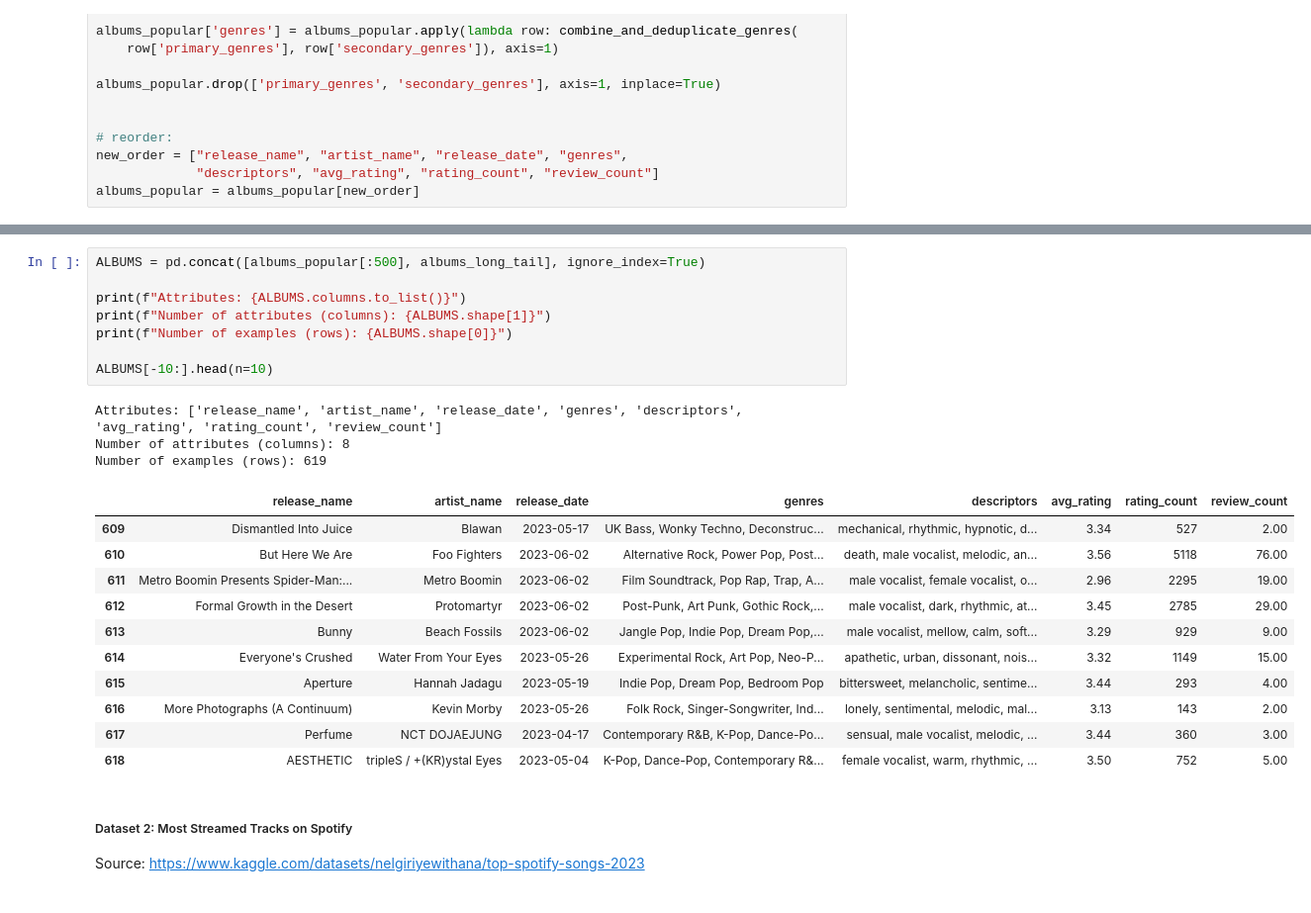
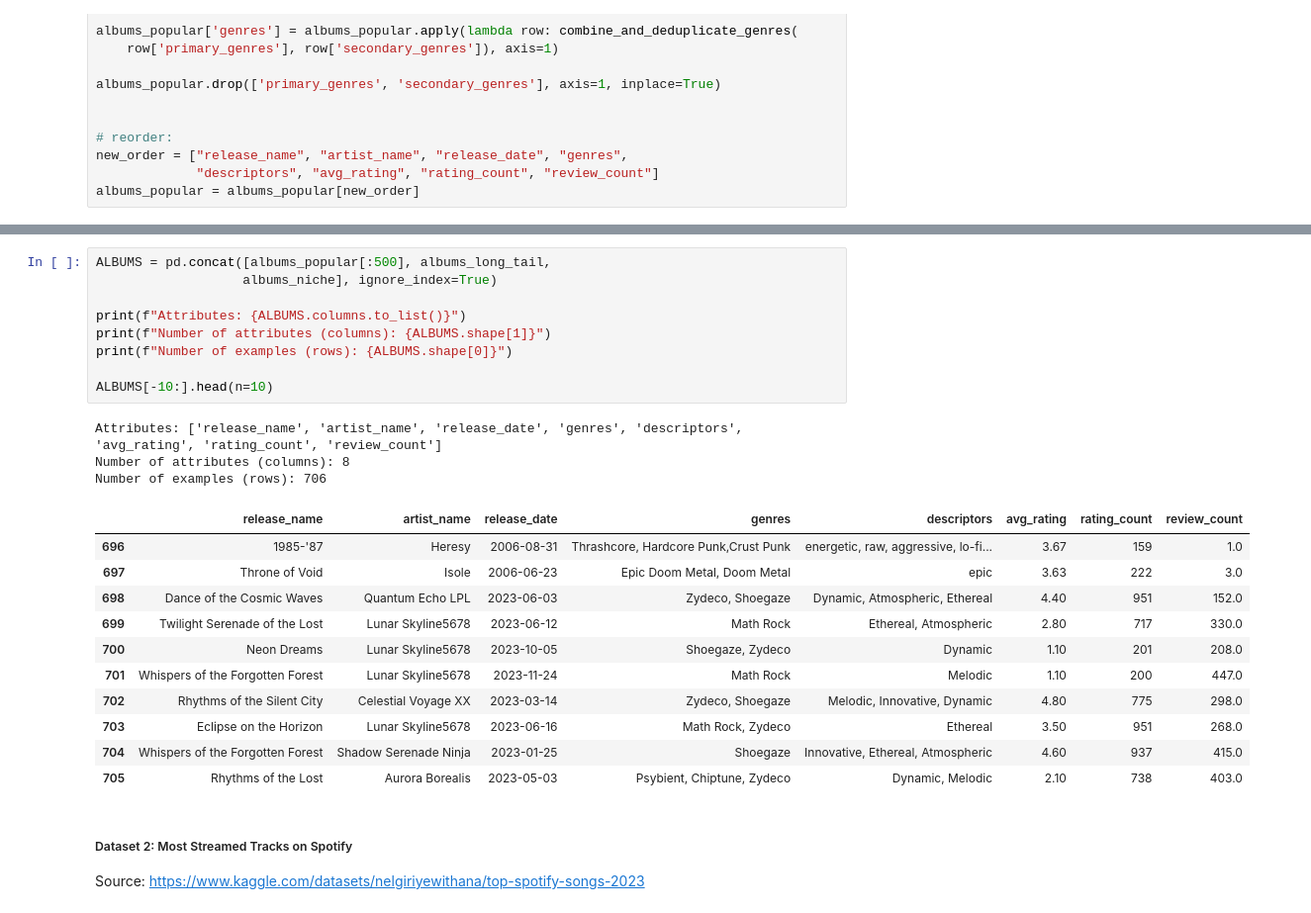
Before and after one commit to Dennis-H1/Function-Calling-LLMs, a Jupyter notebook: main.ipynb, the cells around one changed output, grey strips where cells are left out. Shown: that part at 99% size. Drawn from its saved outputs; the diff is of its cells as text.

```diff
--- a/main.ipynb
+++ b/main.ipynb
@@ -72,26 +130,27 @@ albums_long_tail = pd.read_csv(
 # %%
-ALBUMS = pd.concat([albums_popular[:500], albums_long_tail], ignore_index=True)
+ALBUMS = pd.concat([albums_popular[:500], albums_long_tail,
+                   albums_niche], ignore_index=True)
 
 print(f"Attributes: {ALBUMS.columns.to_list()}")
 print(f"Number of attributes (columns): {ALBUMS.shape[1]}")
 print(f"Number of examples (rows): {ALBUMS.shape[0]}")
 
 ALBUMS[-10:].head(n=10)
 # %% [output]
 Attributes: ['release_name', 'artist_name', 'release_date', 'genres', 'descriptors', 'avg_rating', 'rating_count', 'review_count']
 Number of attributes (columns): 8
-Number of examples (rows): 619
+Number of examples (rows): 706
 |  | release_name | artist_name | release_date | genres | descriptors | avg_rating | rating_count | review_count |
-| 609 | Dismantled Into Juice | Blawan | 2023-05-17 | UK Bass, Wonky Techno, Deconstruc... | mechanical, rhythmic, hypnotic, d... | 3.34 | 527 | 2.00 |
-| 610 | But Here We Are | Foo Fighters | 2023-06-02 | Alternative Rock, Power Pop, Post... | death, male vocalist, melodic, an... | 3.56 | 5118 | 76.00 |
-| 611 | Metro Boomin Presents Spider-Man:... | Metro Boomin | 2023-06-02 | Film Soundtrack, Pop Rap, Trap, A... | male vocalist, female vocalist, o... | 2.96 | 2295 | 19.00 |
-| 612 | Formal Growth in the Desert | Protomartyr | 2023-06-02 | Post-Punk, Art Punk, Gothic Rock,... | male vocalist, dark, rhythmic, at... | 3.45 | 2785 | 29.00 |
-| 613 | Bunny | Beach Fossils | 2023-06-02 | Jangle Pop, Indie Pop, Dream Pop,... | male vocalist, mellow, calm, soft... | 3.29 | 929 | 9.00 |
-| 614 | Everyone's Crushed | Water From Your Eyes | 2023-05-26 | Experimental Rock, Art Pop, Neo-P... | apathetic, urban, dissonant, nois... | 3.32 | 1149 | 15.00 |
-| 615 | Aperture | Hannah Jadagu | 2023-05-19 | Indie Pop, Dream Pop, Bedroom Pop | bittersweet, melancholic, sentime... | 3.44 | 293 | 4.00 |
-| 616 | More Photographs (A Continuum) | Kevin Morby | 2023-05-26 | Folk Rock, Singer-Songwriter, Ind... | lonely, sentimental, melodic, mal... | 3.13 | 143 | 2.00 |
-| 617 | Perfume | NCT DOJAEJUNG | 2023-04-17 | Contemporary R&B, K-Pop, Dance-Po... | sensual, male vocalist, melodic, ... | 3.44 | 360 | 3.00 |
-| 618 | AESTHETIC | tripleS / +(KR)ystal Eyes | 2023-05-04 | K-Pop, Dance-Pop, Contemporary R&... | female vocalist, warm, rhythmic, ... | 3.50 | 752 | 5.00 |
+| 696 | 1985-'87 | Heresy | 2006-08-31 | Thrashcore, Hardcore Punk,Crust Punk | energetic, raw, aggressive, lo-fi... | 3.67 | 159 | 1.0 |
+| 697 | Throne of Void | Isole | 2006-06-23 | Epic Doom Metal, Doom Metal | epic | 3.63 | 222 | 3.0 |
+| 698 | Dance of the Cosmic Waves | Quantum Echo LPL | 2023-06-03 | Zydeco, Shoegaze | Dynamic, Atmospheric, Ethereal | 4.40 | 951 | 152.0 |
+| 699 | Twilight Serenade of the Lost | Lunar Skyline5678 | 2023-06-12 | Math Rock | Ethereal, Atmospheric | 2.80 | 717 | 330.0 |
+| 700 | Neon Dreams | Lunar Skyline5678 | 2023-10-05 | Shoegaze, Zydeco | Dynamic | 1.10 | 201 | 208.0 |
+| 701 | Whispers of the Forgotten Forest | Lunar Skyline5678 | 2023-11-24 | Math Rock | Melodic | 1.10 | 200 | 447.0 |
+| 702 | Rhythms of the Silent City | Celestial Voyage XX | 2023-03-14 | Zydeco, Shoegaze | Melodic, Innovative, Dynamic | 4.80 | 775 | 298.0 |
+| 703 | Eclipse on the Horizon | Lunar Skyline5678 | 2023-06-16 | Math Rock, Zydeco | Ethereal | 3.50 | 951 | 268.0 |
+| 704 | Whispers of the Forgotten Forest | Shadow Serenade Ninja | 2023-01-25 | Shoegaze | Innovative, Ethereal, Atmospheric | 4.60 | 937 | 415.0 |
+| 705 | Rhythms of the Lost | Aurora Borealis | 2023-05-03 | Psybient, Chiptune, Zydeco | Dynamic, Melodic | 2.10 | 738 | 403.0 |
 # %% [markdown]
 ##### Dataset 2: Most Streamed Tracks on Spotify
 
```
Also changed, not shown: parts of 14 cells of this notebook, 20 other files.
